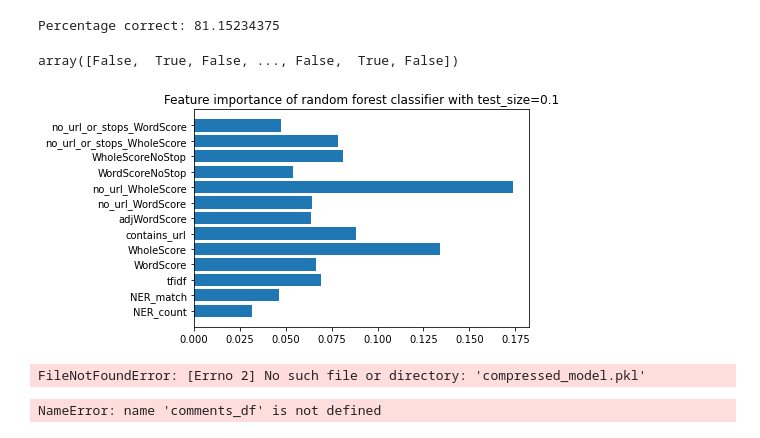
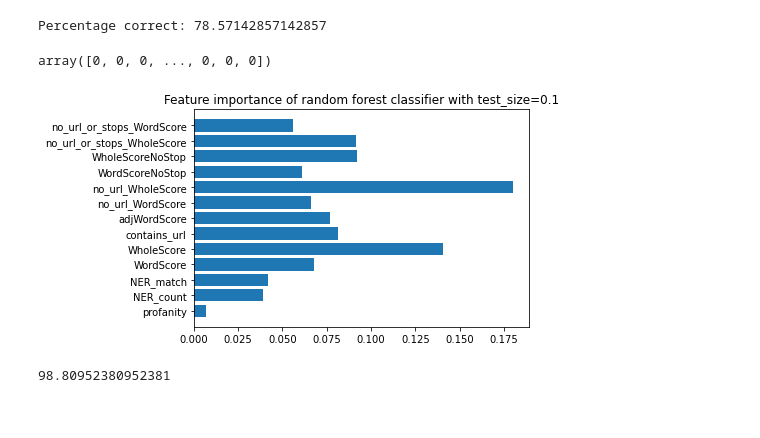
Before and after one commit to mcatalano26/cmps-cap, a Jupyter notebook: Pickling.ipynb, the cells around one changed output. Saved outputs shown, nothing was run; the diff lists cells and outputs as text; code cells hidden in the pictures.

Commit message:
working on model

```diff
--- a/Pickling.ipynb
+++ b/Pickling.ipynb
@@ -12,11 +10,32 @@ comments_df = pd.read_csv('files/compiled_comments_3_14_2021.csv')
+# %%
+prior_df = pd.read_csv('files/compiled_comments_3_14_2021.csv')
+prior_df['Label'] = prior_df['action']
+prior_df = prior_df.drop(['action'], axis = 1)
+prior_df = prior_df.replace({'Label': {False: 0, True: 1}})
+
+valid_df = pd.read_csv('validation/Validation Comments - Sheet1.csv')
 # %%
-def set_up_train_test_split(df, feature_list, target_name, test_size):
-    X = df[feature_list]
-    X = X.to_numpy()
-    y = df[target_name]
-    y = y.to_numpy()
+# add validation comment df to function
+def set_up_train_test_split(prior_df, valid_df, feature_list, target_name, test_size):
+    valid_X = valid_df[feature_list]
+
+    prior_X = prior_df[feature_list]
+
+    valid_y = valid_df[target_name]
+
+    prior_y = prior_df[target_name]
+
     rand_state = random.randint(0, 1000)
-    X_train, X_test, y_train, y_test = train_test_split(X, y, test_size = test_size, random_state=rand_state)
+    valid_X_train, valid_X_test, valid_y_train, valid_y_test = train_test_split(valid_X, valid_y, test_size = test_size, random_state=rand_state)
+    X_train, X_test, y_train, y_test = train_test_split(prior_X, prior_y, test_size = test_size, random_state=rand_state)
+
+    for i in range(1,5):
+        X_train = X_train.append(valid_X_train, ignore_index = True)
+        y_train = y_train.append(valid_y_train, ignore_index = True)
+
+        X_test = X_test.append(valid_X_test, ignore_index = True)
+        y_test = y_test.append(valid_y_test, ignore_index = True)
+
     return X_train, X_test, y_train, y_test
 
 def determine_accuracy(y_test, y_val):
@@ -27,57 +46,61 @@ def determine_accuracy(y_test, y_val):
 # %%
 from sklearn.ensemble import RandomForestClassifier
 #Random Forest Classifier
-def random_forest_class_func(df, feature_list, target_name, test_size, estimators):
+def random_forest_class_func(prior_df, valid_df, feature_list, target_name, test_size, estimators):
     #set up training and testing split
-    X_train, X_test, y_train, y_test = set_up_train_test_split(df, feature_list, target_name, test_size)
+    X_train, X_test, y_train, y_test = set_up_train_test_split(prior_df, valid_df, feature_list, target_name, test_size)
 
     #fit ridge classifier to x and y training set
     clf = RandomForestClassifier(n_estimators = estimators).fit(X_train, y_train)
 
     #pickle the model
-    fname1 = "compressed_model.pkl"
+    fname1 = "updated_model.pkl"
     #dump(clf, fname1)
     dump(clf, fname1, compression="lzma", set_default_extension=False)
 
     importances = clf.feature_importances_
 
     #Predict with ridge classifier on x and y testing set
     y_val = clf.predict(X_test)
 
     #report the correct percentage of predictions
     percentage = determine_accuracy(y_test, y_val)
 
     #Send data to csv to keep track of data
     data = [[feature_list, test_size, percentage, estimators]]
     return_df = pd.DataFrame(data, columns = ['features', 'test size', 'percent correct', 'n_estimators'])
     return_df.to_csv('files/ML_Results/RandomForestClassifier_Results.csv', mode='a', header=False, index=False)
 
     print('Percentage correct: ' + str(percentage) + '\n')
     plt.barh(feature_list, importances)
     plt.title('Feature importance of random forest classifier with test_size=' + str(test_size))
 
     return y_val
 
-features = ['NER_count', 'NER_match', 'tfidf', 'WordScore', 'WholeScore', 'contains_url', 'adjWordScore', 'no_url_WordScore', 'no_url_WholeScore', 'WordScoreNoStop', 'WholeScoreNoStop', 'no_url_or_stops_WholeScore', 'no_url_or_stops_WordScore']
-test = random_forest_class_func(comments_df, features, 'action', 0.1, 1000)
+features = ['profanity', 'NER_count', 'NER_match', 'WordScore', 'WholeScore', 'contains_url',
+            'adjWordScore', 'no_url_WordScore', 'no_url_WholeScore', 'WordScoreNoStop', 'WholeScoreNoStop',
+            'no_url_or_stops_WholeScore', 'no_url_or_stops_WordScore']
+test = random_forest_class_func(prior_df, valid_df, features, 'Label', 0.1, 1000)
 test
 # %% [output]
-Percentage correct: 81.15234375
+Percentage correct: 78.57142857142857
-array([False,  True, False, ..., False,  True, False])
+array([0, 0, 0, ..., 0, 0, 0])
-[figure, old version]
+[figure, new version]
 # %%
 #To load the model, run the following
 import pickle
 from compress_pickle import dump, load
-model = load("compressed_model.pkl", compression="lzma", set_default_extension=False)
+model = load("updated_model.pkl", compression="lzma", set_default_extension=False)
 
 #Then do whatever you need to with the model variable
-# %% [output]
-FileNotFoundError: [Errno 2] No such file or directory: 'compressed_model.pkl'
 # %%
 #Double checking that the model variable still works. It does
-features = ['NER_count', 'NER_match', 'tfidf', 'WordScore', 'WholeScore', 'contains_url', 'adjWordScore', 'no_url_WordScore', 'no_url_WholeScore', 'WordScoreNoStop', 'WholeScoreNoStop', 'no_url_or_stops_WholeScore', 'no_url_or_stops_WordScore']
-X_train, X_test, y_train, y_test = set_up_train_test_split(comments_df, features, 'action', 0.1)
-model.predict(X_test)
+features = ['profanity', 'NER_count', 'NER_match', 'WordScore', 'WholeScore', 'contains_url',
+            'adjWordScore', 'no_url_WordScore', 'no_url_WholeScore', 'WordScoreNoStop', 'WholeScoreNoStop',
+            'no_url_or_stops_WholeScore', 'no_url_or_stops_WordScore']
+X_train, X_test, y_train, y_test = set_up_train_test_split(prior_df, valid_df, features, 'Label', 0.1)
+y_val = model.predict(X_test)
+percentage = determine_accuracy(y_test, y_val)
+percentage
 # %% [output]
-NameError: name 'comments_df' is not defined
+98.80952380952381
```
Also changed, not shown: parts of 1 cell of this notebook, 3 other files.
